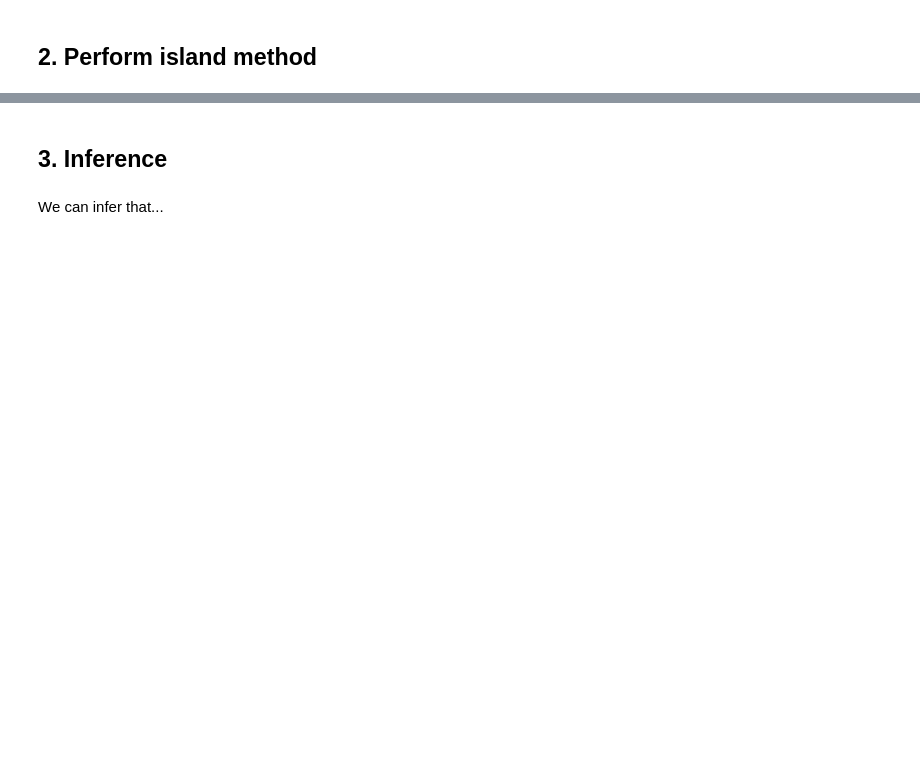
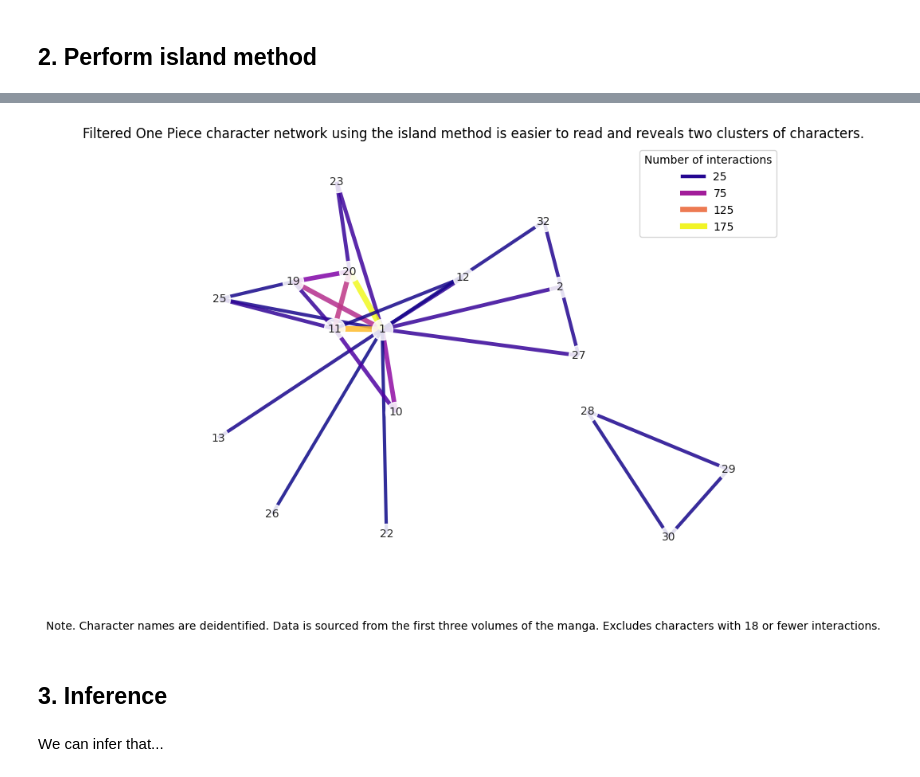
Before and after one commit to naomibuell/DATA620, a Jupyter notebook: Project-2/Project-2.ipynb, the cells around one changed output, grey strips where cells are left out. Saved outputs shown, nothing was run; the diff lists cells and outputs as text; code cells hidden in the pictures; blank space fills up the shorter version.

```diff
--- a/Project-2/Project-2.ipynb
+++ b/Project-2/Project-2.ipynb
@@ -101,3 +238,64 @@ static_one_piece_df.head()
+# %%
+# Filter to the island with threshold 1
+static_one_piece_filtered = islands[1][1]
+
+# Calculate weights and log weights for edges
+weights = [static_one_piece_filtered[u][v]['weight'] for u, v in static_one_piece_filtered.edges()]
+log_weights = [math.log(data['weight']) for u, v, data in static_one_piece_filtered.edges(data=True)]
+
+# Assign colors
+cmap = plt.get_cmap('plasma')
+norm = mcolors.Normalize(vmin=min(weights), vmax=max(weights))
+sm = plt.cm.ScalarMappable(cmap=cmap, norm=norm)
+sm.set_array([])
+
+# Draw the graph with a spring layout and increased repulsion (lower k) to bring islands closer
+fig, ax = plt.subplots(figsize=(10, 7))
+# Increase the number of iterations and lower k to reduce distance between components
+pos = nx.spring_layout(static_one_piece_filtered, k=9, iterations=200, seed=42)
+nx.draw_networkx(
+    static_one_piece_filtered,
+    pos=pos,
+    ax=ax,
+    width=log_weights,
+    edge_color=weights,
+    edge_cmap=cmap,
+    node_color='white',
+    with_labels=True,
+    node_size=350,
+    font_size=10,
+    alpha=0.85
+)
+
+# Remove border around the graph
+for spine in ax.spines.values():
+    spine.set_visible(False)
+
+# Add titles and note
+# Set a two-line title with different font sizes using two separate text objects
+ax.set_title('Filtered One Piece character network using the island method is easier to read and reveals two clusters of characters.')
+fig.text(0.5, 0.01, 'Note. Character names are deidentified. Data is sourced from the first three volumes of the manga. Excludes characters with 18 or fewer interactions.', ha='center', fontsize=10)
+
+# Add a legend for edge width
+legend_weights = [25, 75, 125, 175]
+legend_log_weights = [math.log(w) for w in legend_weights]
+legend_colors = [cmap(norm(w)) for w in legend_weights]
+legend_lines = [
+    Line2D([0], [0], color=color, linewidth=lw, label=f'{w}')
+    for w, lw, color in zip(legend_weights, legend_log_weights, legend_colors)
+]
+ax.legend(
+    handles=legend_lines,
+    title='Number of interactions',
+    loc='upper right',
+    fontsize=10,
+    title_fontsize=10,
+    frameon=True
+)
+
+plt.show()
+# %% [output]
+[figure, added]
 # %% [markdown]
 ## 3. Inference
 # %% [markdown]
```
Also changed, not shown: parts of 13 cells of this notebook.
